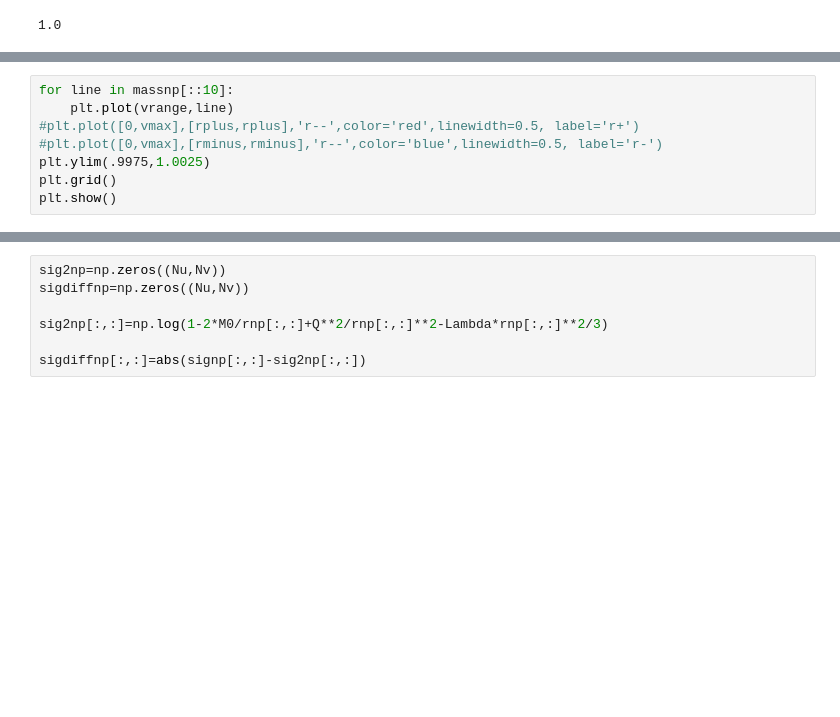
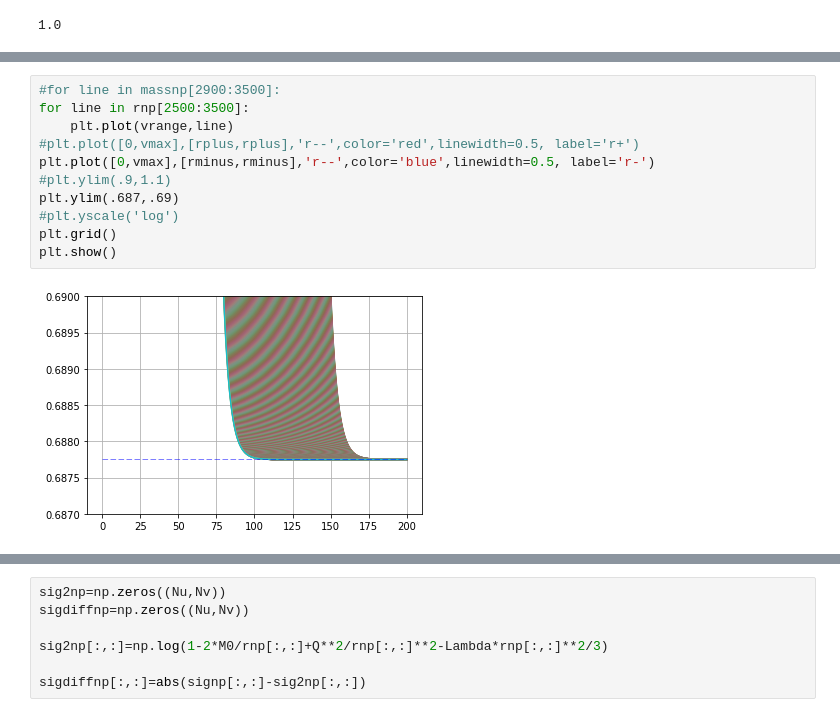
Before and after one commit to bpiotrzkowski/Double-Null-Code, a Jupyter notebook: Eddington Checker.ipynb, the cells around one changed output, grey strips where cells are left out. Drawn from its saved outputs; the diff is of its cells as text; blank space fills up the shorter version.

```diff
--- a/Eddington Checker.ipynb
+++ b/Eddington Checker.ipynb
@@ -119,8 +122,13 @@ plt.show()
 # %%
-for line in massnp[::10]:
+#for line in massnp[2900:3500]:
+for line in rnp[2500:3500]:
     plt.plot(vrange,line)
 #plt.plot([0,vmax],[rplus,rplus],'r--',color='red',linewidth=0.5, label='r+')
-#plt.plot([0,vmax],[rminus,rminus],'r--',color='blue',linewidth=0.5, label='r-')
-plt.ylim(.9975,1.0025)
+plt.plot([0,vmax],[rminus,rminus],'r--',color='blue',linewidth=0.5, label='r-')
+#plt.ylim(.9,1.1)
+plt.ylim(.687,.69)
+#plt.yscale('log')
 plt.grid()
 plt.show()
+# %% [output]
+[figure, added]
```
Also changed, not shown: parts of 13 cells of this notebook, 4 other files.
